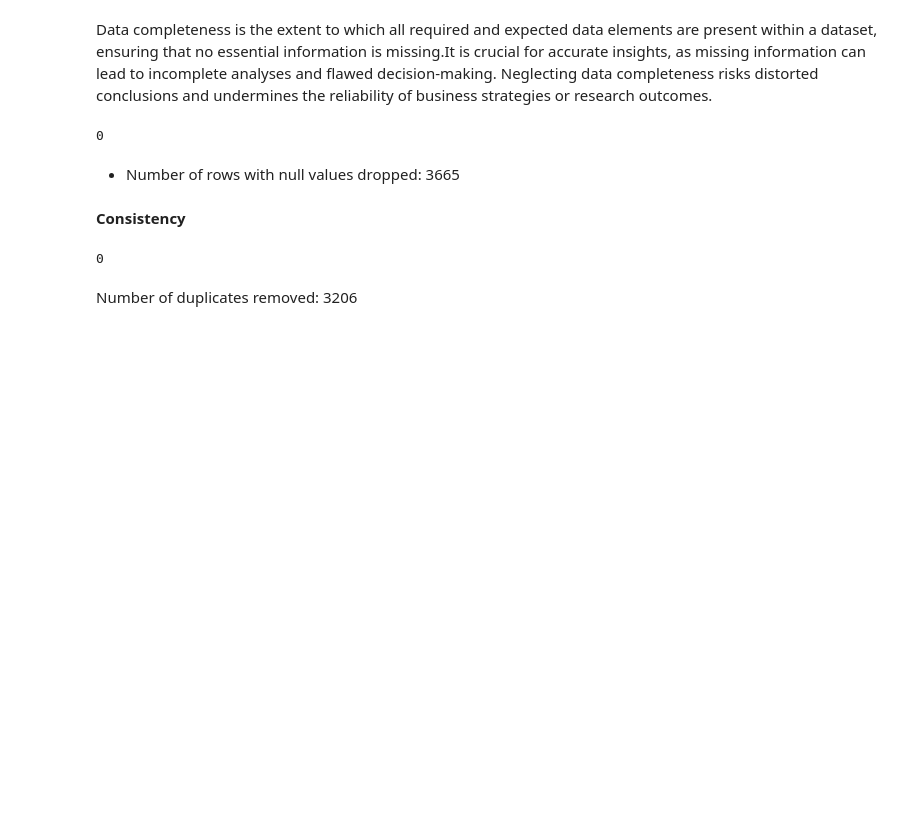
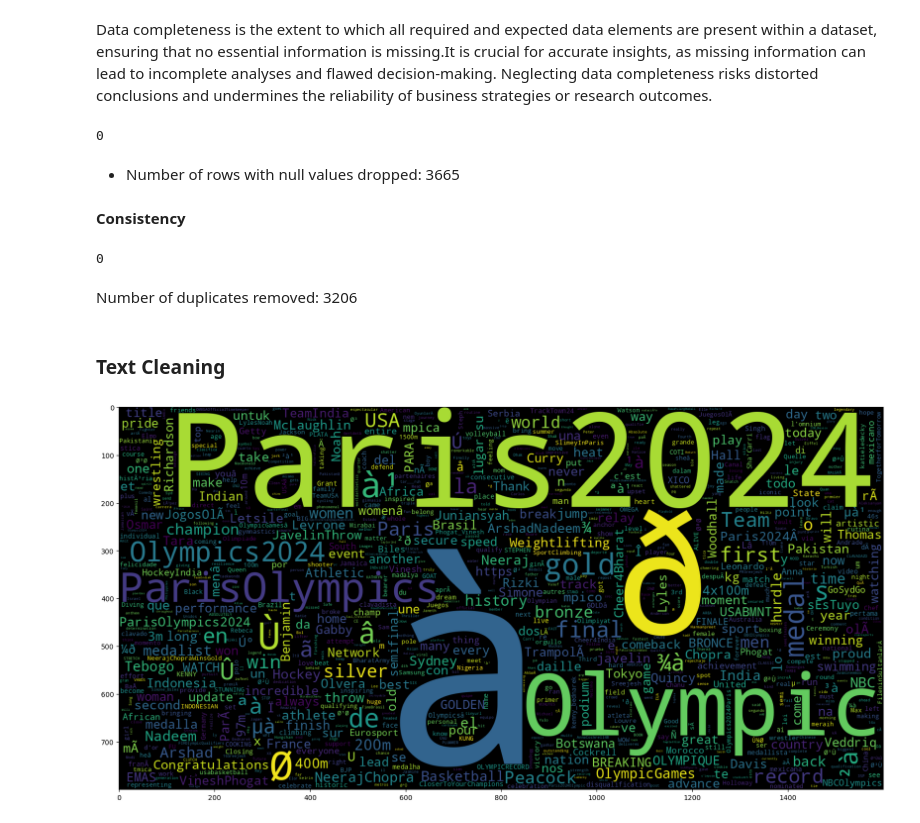
Before and after one commit to Atieng/sentiment-analysis-2024-olympics, a Jupyter notebook: sentiment.ipynb, the cells around one changed output. Drawn from its saved outputs; the diff is of its cells as text; code cells hidden in the pictures; blank space fills up the shorter version.

```diff
--- a/sentiment.ipynb
+++ b/sentiment.ipynb
@@ -381,3 +419,23 @@ print(df.duplicated().sum())
 0
 # %% [markdown]
 Number of duplicates removed: 3206
+# %% [markdown]
+### Text Cleaning
+# %%
+# ! pip install WordCloud
+from wordcloud import WordCloud
+import matplotlib.pyplot as plt
+
+# Extract processed text from your DataFrame
+processedtext = df['Tweet_Content'].tolist()
+
+# Use all processed text (up to the length of your dataset)
+data_neg = processedtext[:len(processedtext)]
+
+plt.figure(figsize = (20,20))
+wc = WordCloud(max_words = 1000 , width = 1600 , height = 800,
+               collocations=False).generate(" ".join(data_neg))
+plt.imshow(wc)
+plt.show()
+# %% [output]
+[figure, added]
```
Also changed, not shown: parts of 5 cells of this notebook.
